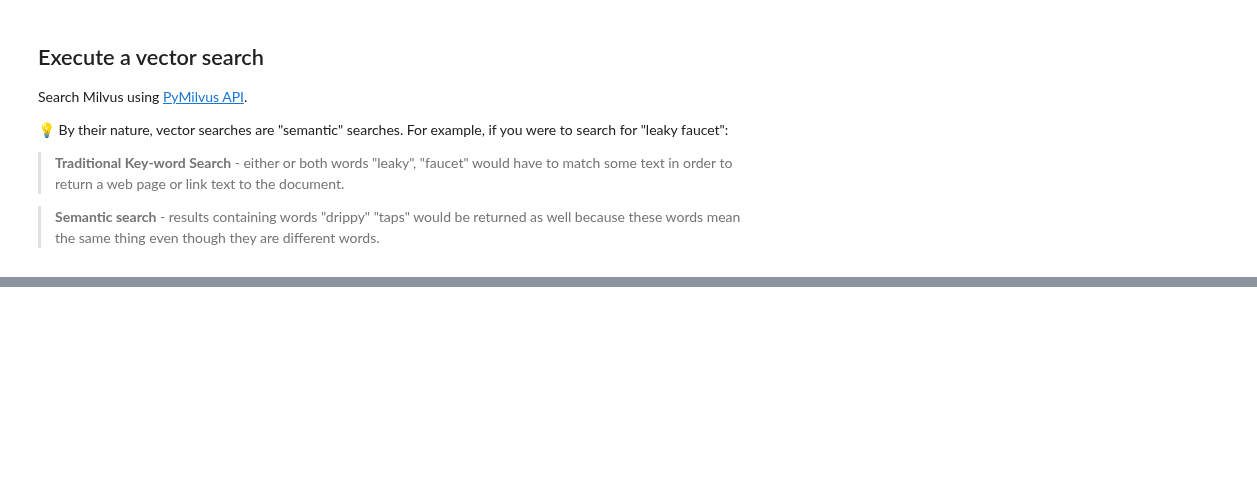
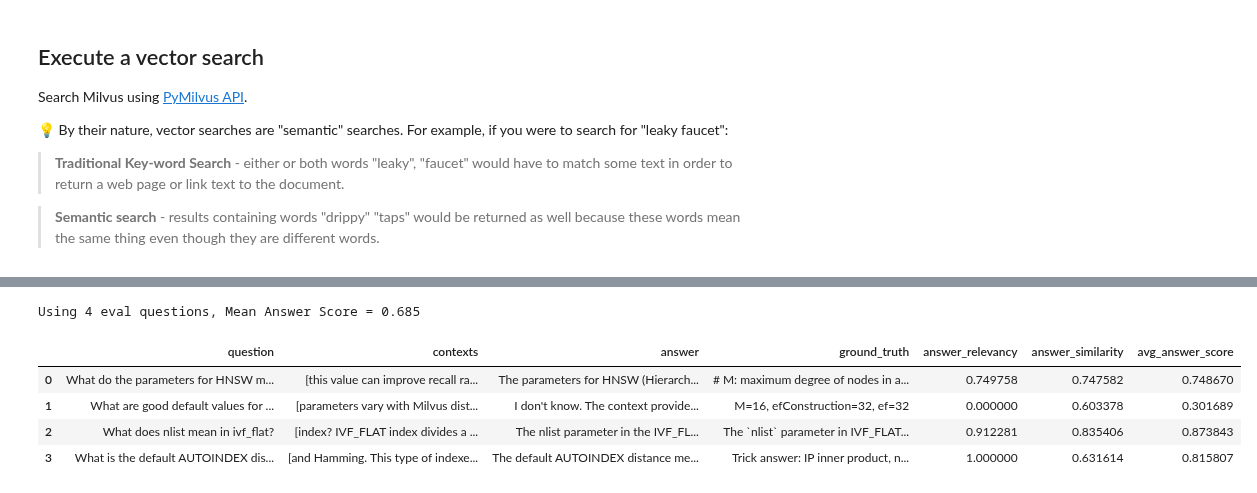
Before and after one commit to AKJUS/bootcamp, a Jupyter notebook: bootcamp/workshops/sfbayacm_april_24_2024.ipynb, the cells around one changed output, grey strips where cells are left out. Drawn from its saved outputs; the diff is of its cells as text; code cells hidden in the pictures; blank space fills up the shorter version.

```diff
--- a/bootcamp/workshops/sfbayacm_april_24_2024.ipynb
+++ b/bootcamp/workshops/sfbayacm_april_24_2024.ipynb
@@ -1091,2 +1076,50 @@ pprint.pprint(message.content[0].text.replace('\n', ' '))
+# %%
+# Test it.
+from ragas.metrics import (
+    # context_recall,
+    # context_precision,
+    # faithfulness,
+    answer_relevancy,
+    answer_similarity,
+    )
+
+eval_metrics=[
+    answer_relevancy,
+    answer_similarity,
+    ]
+
+# Possible LLM model choices to evaluate:
+# 1. Custom_RAG_answer = openai gpt-3.5-turbo
+# 2. llama3_answer
+# 3. anthropic_claud3_haiku_answer
+LLM_TO_EVALUATE = 'anthropic_claud3_haiku_answer'
+
+# Copy the dataframe to evaluate.
+temp_df = eval_df.copy()
+if LLM_TO_EVALUATE != 'Custom_RAG_answer':
+    temp_df.Custom_RAG_answer = temp_df[LLM_TO_EVALUATE]
+temp_df.head()
+
+# Evaluate the LLM model.
+ragas_result, score = _eval_ragas.evaluate_ragas_model(
+    temp_df, eval_metrics, LLM_TO_EVALUATE)
+
+# Display the results.
+# print(f"Using {temp_df.shape[0]} eval questions, Mean Retrieval F1 Score = {score}")
+print(f"Using {temp_df.shape[0]} eval questions, Mean Answer Score = {score}")
+display(ragas_result.head())
+
+####################################################
+# Avg openai gpt-3.5-turbo score = 0.8177
+# Avg llama3 answer score = 0.8029
+# Avg anthropic_claud3_haiku_answer score = 0.685
+####################################################
+# %% [output]
+Using 4 eval questions, Mean Answer Score = 0.685
+|  | question | contexts | answer | ground_truth | answer_relevancy | answer_similarity | avg_answer_score |
+| 0 | What do the parameters for HNSW m... | [this value can improve recall ra... | The parameters for HNSW (Hierarch... | # M: maximum degree of nodes in a... | 0.749758 | 0.747582 | 0.748670 |
+| 1 | What are good default values for ... | [parameters vary with Milvus dist... | I don't know. The context provide... | M=16, efConstruction=32, ef=32 | 0.000000 | 0.603378 | 0.301689 |
+| 2 | What does nlist mean in ivf_flat? | [index? IVF_FLAT index divides a ... | The nlist parameter in the IVF_FL... | The `nlist` parameter in IVF_FLAT... | 0.912281 | 0.835406 | 0.873843 |
+| 3 | What is the default AUTOINDEX dis... | [and Hamming. This type of indexe... | The default AUTOINDEX distance me... | Trick answer: IP inner product, n... | 1.000000 | 0.631614 | 0.815807 |
 # %%
 # Drop collection
```
Also changed, not shown: parts of 76 cells of this notebook, 5 other files.
